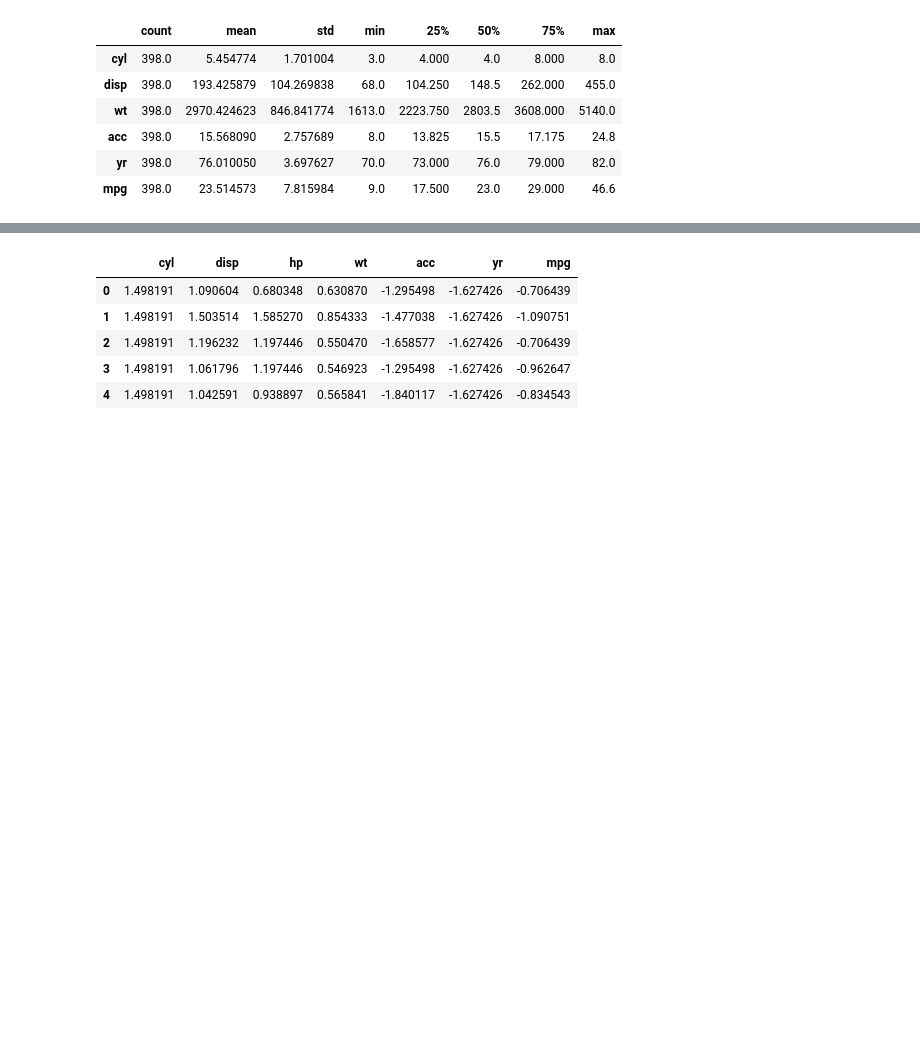
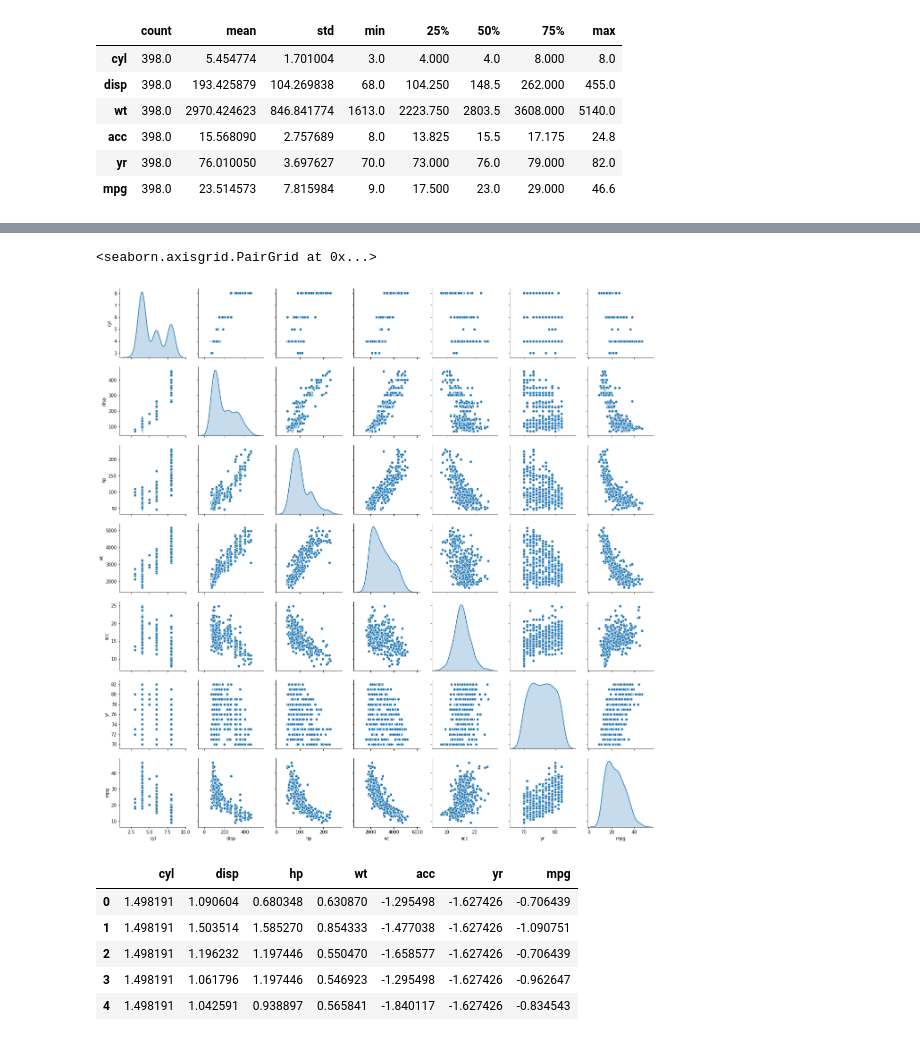
Before and after one commit to AbhyKSwamy/bangalore-may19-batch-AbhyKSwamy, a Jupyter notebook: Unsupervised Learning_R4_Project1_Car mpg.ipynb, the cells around one changed output, grey strips where cells are left out. Drawn from its saved outputs; the diff is of its cells as text; code cells hidden in the pictures; blank space fills up the shorter version.

```diff
--- a/Unsupervised Learning_R4_Project1_Car mpg.ipynb
+++ b/Unsupervised Learning_R4_Project1_Car mpg.ipynb
@@ -121,9 +124,12 @@ df['car name']=df['car name'].astype('category')
 # The paramerters appear to be multicollinear , no distinctive multimodalities obsereved in the diagonal KDE dsitributions.
 # On two dimentions, with the 'hp' parameter, no hidden clusters are apparent.
 # %%
-#sns.pairplot(df,diag_kind='kde')
+sns.pairplot(df,diag_kind='kde')
 #"cyl"  ,"hp" and "disp" appear to  show multimodal peaks, but overall there don't seem to be any hidden patterns
 # clustering this dataset might not throw any valuable new information about the data.
+# %% [output]
+<seaborn.axisgrid.PairGrid at 0x...>
+[figure, added]
 # %%
 # dropping the string variable and converting the data into standard scales,
 from scipy.stats import zscore
```
Also changed, not shown: parts of 1 cell of this notebook.
